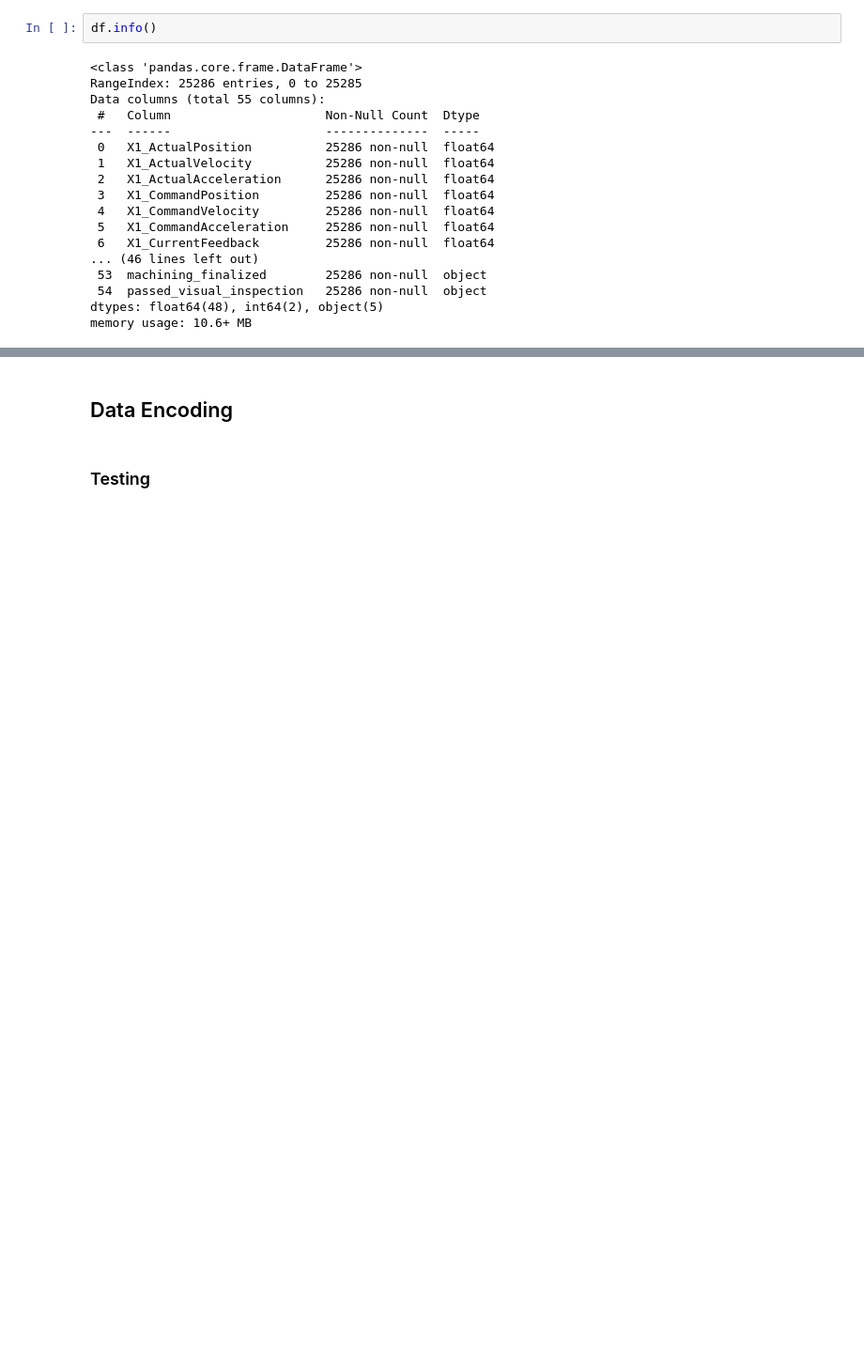
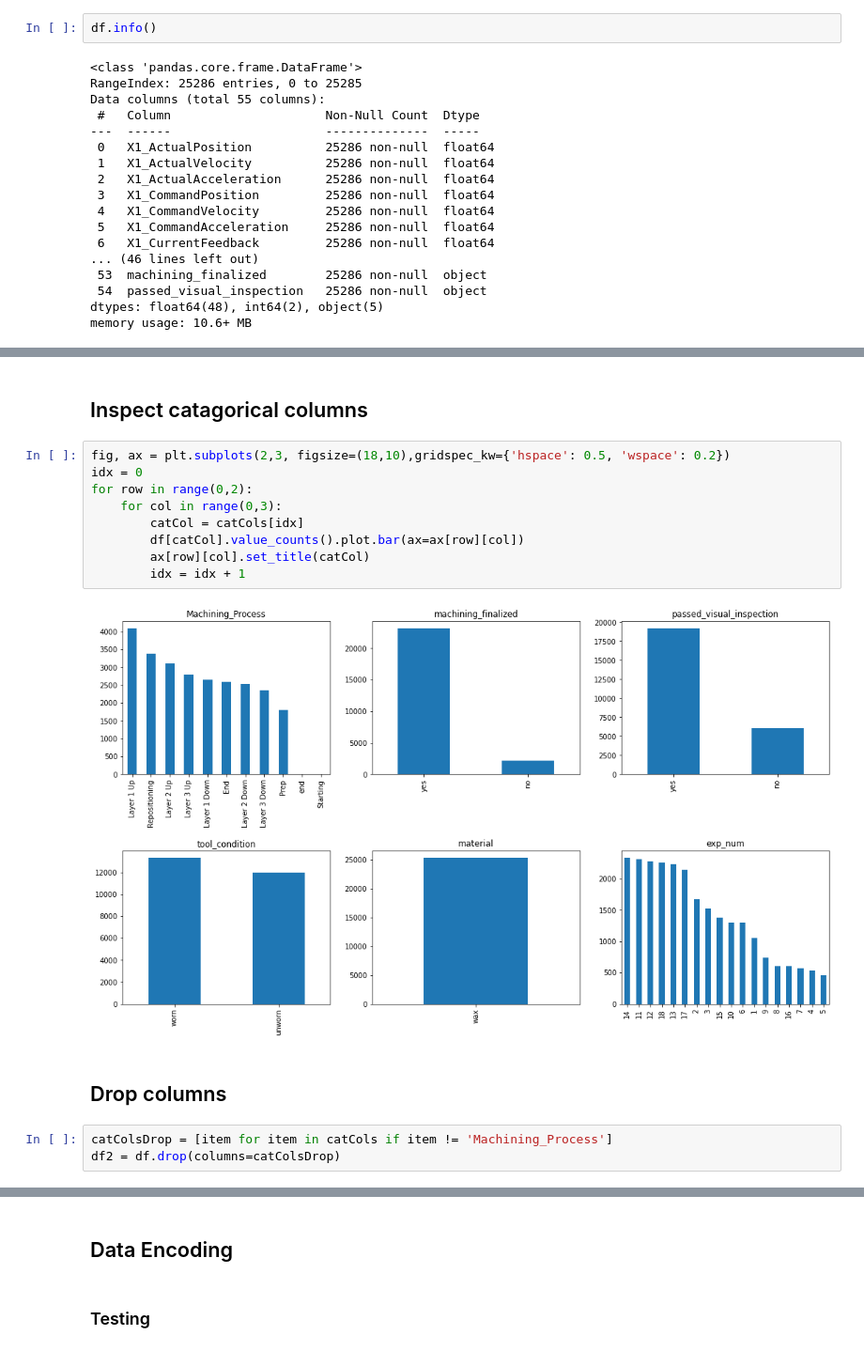
Before and after one commit to ie-ai-class/ai-2564-1, a Jupyter notebook: Topic 02 - Classification/T14_Perceptron_CNC.ipynb, the cells around one changed output, grey strips where cells are left out. Shown at 94% size. Saved outputs shown, nothing was run; the diff lists cells and outputs as text; blank space fills up the shorter version.

```diff
--- a/Topic 02 - Classification/T14_Perceptron_CNC.ipynb
+++ b/Topic 02 - Classification/T14_Perceptron_CNC.ipynb
@@ -207,0 +213,18 @@ display()
+# %% [markdown]
+## Inspect catagorical columns
+# %%
+fig, ax = plt.subplots(2,3, figsize=(18,10),gridspec_kw={'hspace': 0.5, 'wspace': 0.2})
+idx = 0
+for row in range(0,2):
+    for col in range(0,3):
+        catCol = catCols[idx]
+        df[catCol].value_counts().plot.bar(ax=ax[row][col])
+        ax[row][col].set_title(catCol)
+        idx = idx + 1
+# %% [output]
+[figure, added]
+# %% [markdown]
+## Drop columns
+# %%
+catColsDrop = [item for item in catCols if item != 'Machining_Process']
+df2 = df.drop(columns=catColsDrop)
```
Also changed, not shown: parts of 33 cells of this notebook.
